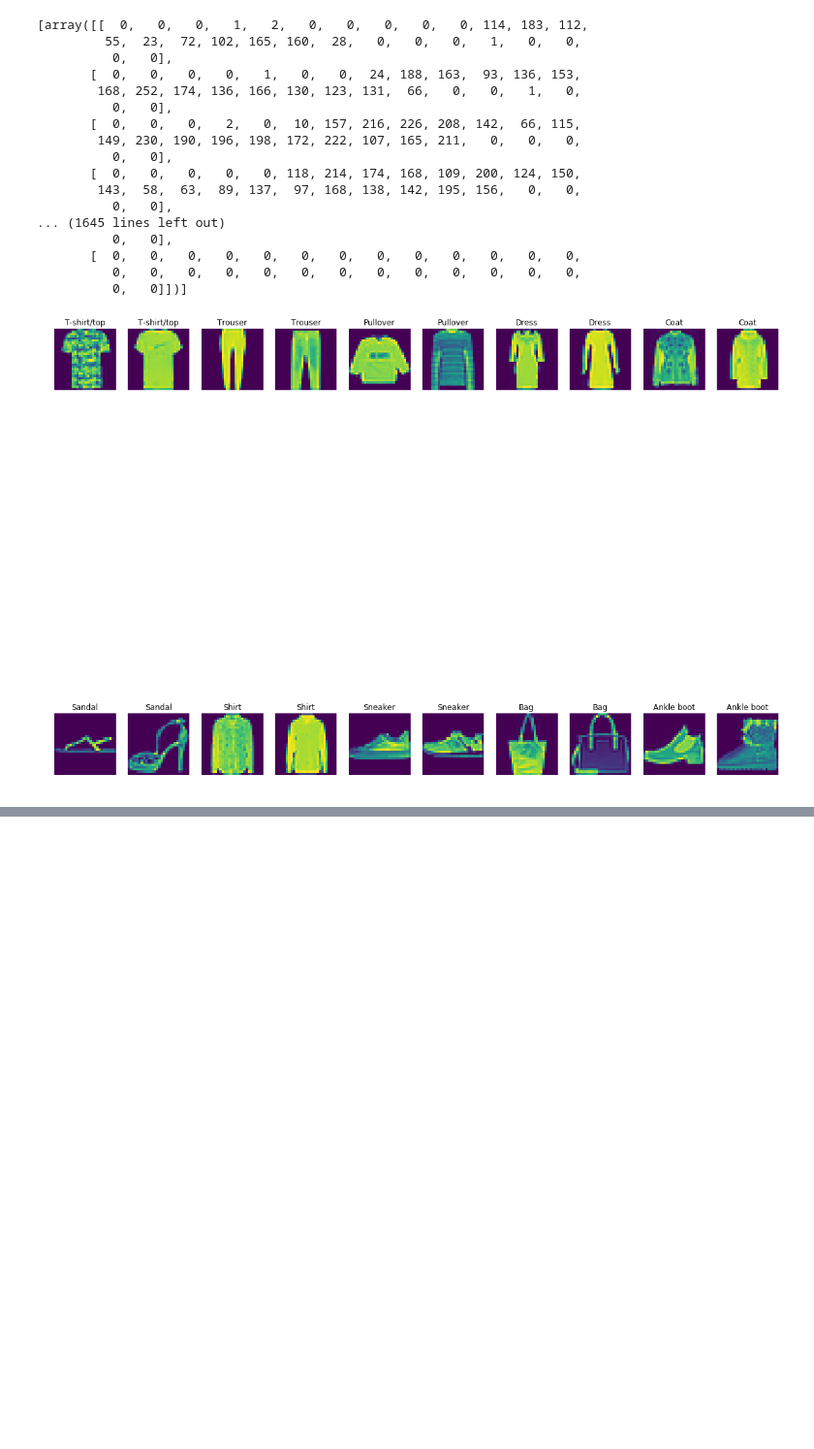
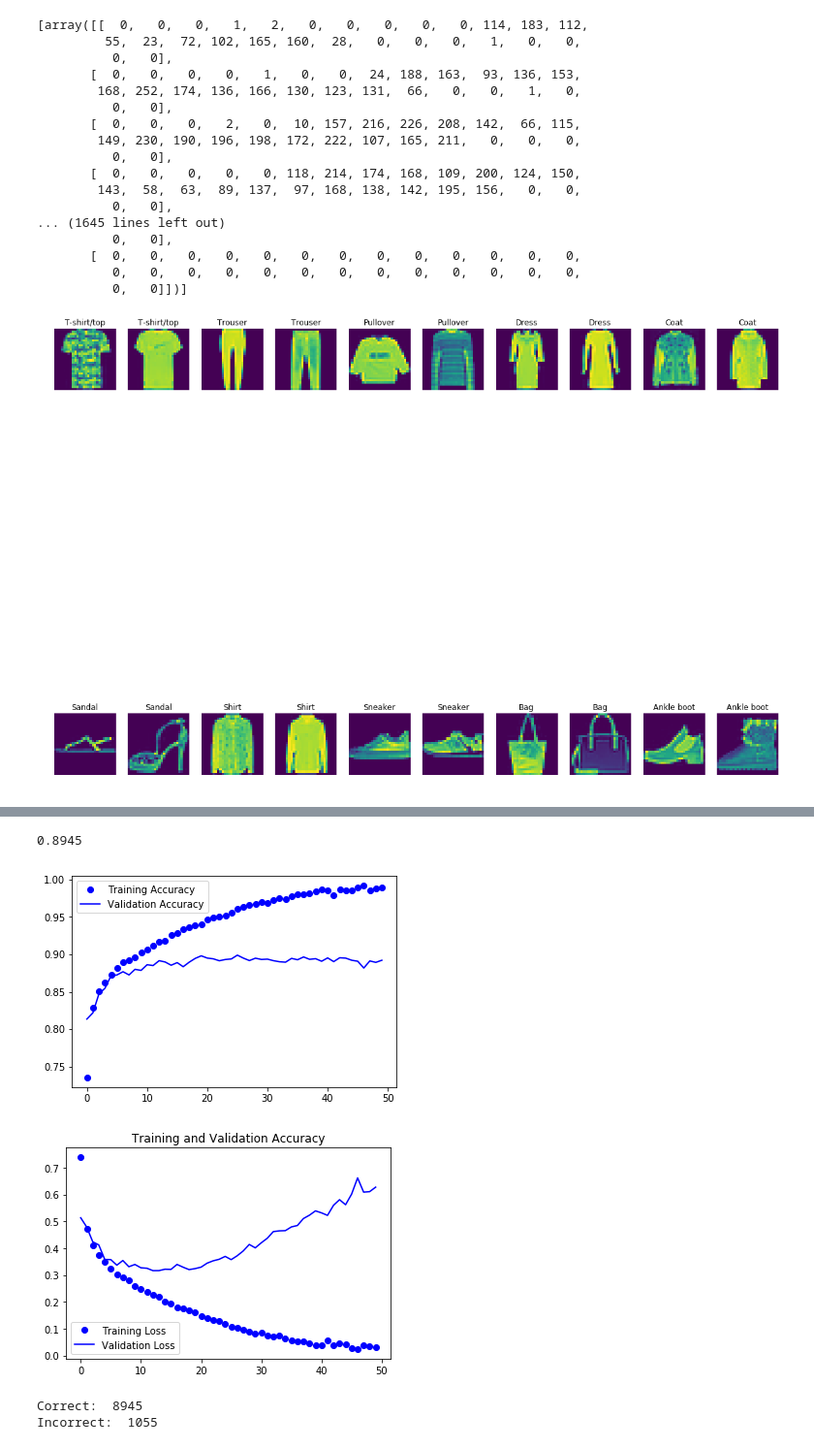
Before and after one commit to Stuart-Wilcox/AI-3, a Jupyter notebook: main.ipynb, the cells around one changed output, grey strips where cells are left out. Shown at 97% size. Drawn from its saved outputs; the diff is of its cells as text; code cells hidden in the pictures; blank space fills up the shorter version.

```diff
--- a/main.ipynb
+++ b/main.ipynb
@@ -122,2 +120,19 @@ x_text,y_test = process_data(test_data)
 # %%
 x_train, x_val, y_train, y_val = train_test_split(x,y,test_size=0.2,random_state=50)
+# %%
+model = Sequential()
+model.add(Conv2D(32, kernel_size=(3,3), activation='relu', kernel_initializer='he_normal', input_shape=(ROWS,COLS,1)))
+model.add(MaxPooling2D((2,2)))
+
+model.add(Conv2D(64, kernel_size=(3,3), activation='relu'))
+model.add(MaxPooling2D(2,2))
+
+model.add(Conv2D(128, kernel_size=(3,3), activation='relu'))
+model.add(MaxPooling2D(2,2))
+
+model.add(Flatten())
+
+model.add(Dense(128,activation='relu'))
+model.add(Dense(10, activation='softmax'))
+
+model.compile(loss=keras.losses.categorical_crossentropy, optimizer='adam', metrics=['accuracy'])
@@ -123,0 +163,2 @@ x_train, x_val, y_train, y_val = train_test_split(x,y,test_size=0.2,random_state
+# %%
+train_model = model.fit(x_train, y_train, batch_size=256, epochs=50, verbose=1, validation_data=(x_val,y_val))
@@ -123,0 +183,26 @@ x_train, x_val, y_train, y_val = train_test_split(x,y,test_size=0.2,random_state
+# %%
+score = model.evaluate(x_test, y_test, verbose=0)
+print(score[1])
+# %% [output]
+0.8945
+# %%
+accuracy = train_model.history['acc']
+val_accuracy = train_model.history['val_acc']
+loss = train_model.history['loss']
+val_loss = train_model.history['val_loss']
+epochs = range(len(accuracy))
+
+plt.plot(epochs, accuracy, 'bo', label='Training Accuracy')
+plt.plot(epochs, val_accuracy, 'b', label='Validation Accuracy')
+plt.legend()
+plt.figure()
+
+plt.plot(epochs, loss, 'bo', label='Training Loss')
+plt.plot(epochs, val_loss, 'b', label='Validation Loss')
+plt.title('Training and Validation Accuracy')
+plt.legend()
+
+plt.show()
+# %% [output]
+[figure, added]
+[figure, added]
@@ -123,0 +212,11 @@ x_train, x_val, y_train, y_val = train_test_split(x,y,test_size=0.2,random_state
+# %%
+p = predicted[:10000]
+y = y_true[:10000]
+correct = np.nonzero(p == y)[0]
+incorrect = np.nonzero(p != y)[0]
+
+print('Correct: ', correct.shape[0])
+print('Incorrect: ', incorrect.shape[0])
+# %% [output]
+Correct:  8945
+Incorrect:  1055
```
Also changed, not shown: parts of 7 cells of this notebook.
